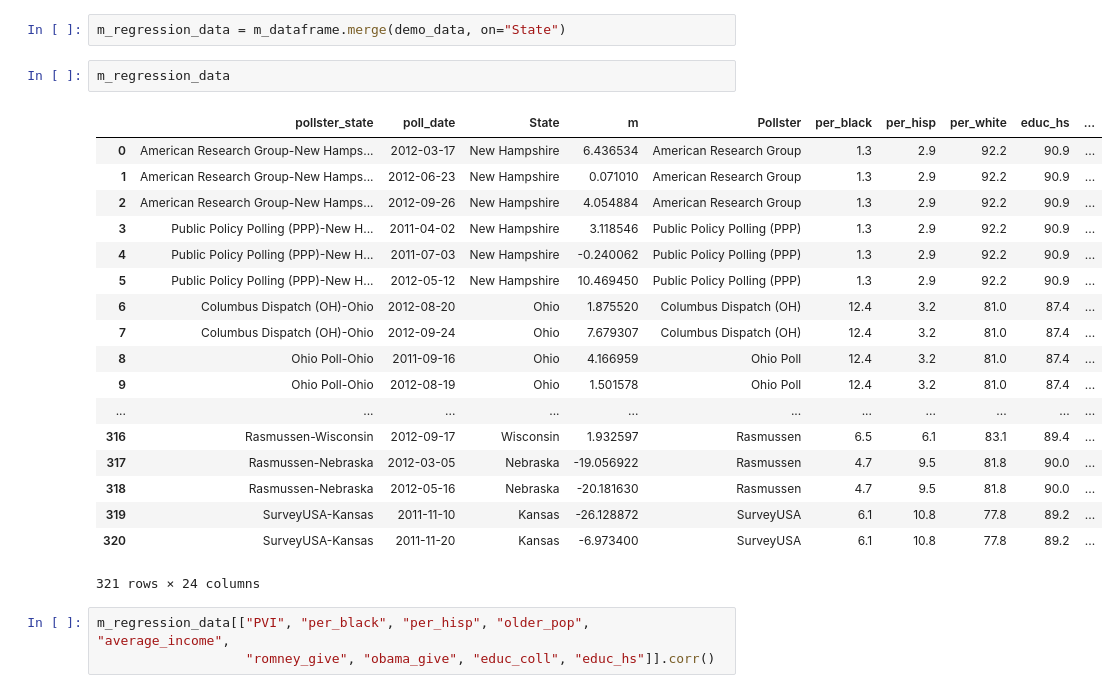
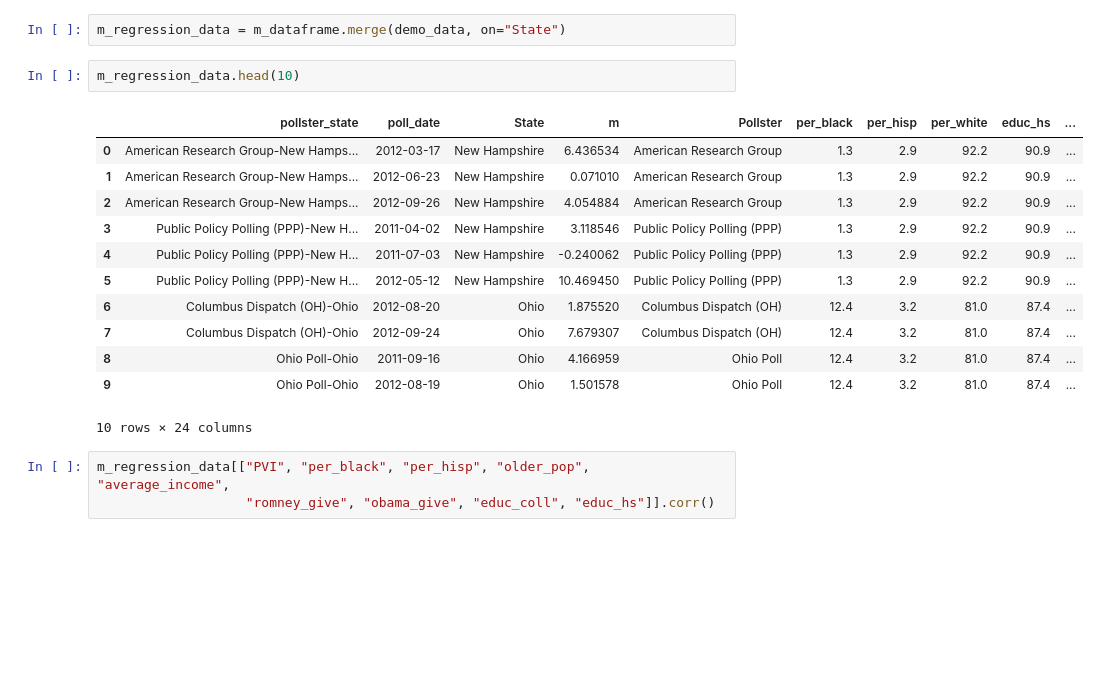
Before and after one commit to bansalr/538model, a Jupyter notebook: silver_model.ipynb, the cells around one changed output. Drawn from its saved outputs; the diff is of its cells as text; blank space fills up the shorter version.

```diff
--- a/silver_model.ipynb
+++ b/silver_model.ipynb
@@ -1116,26 +1136,20 @@ m_dataframe
 # %%
 m_regression_data = m_dataframe.merge(demo_data, on="State")
 # %%
-m_regression_data
+m_regression_data.head(10)
 # %% [output]
 |  | pollster_state | poll_date | State | m | Pollster | per_black | per_hisp | per_white | educ_hs | ... |
 | 0 | American Research Group-New Hamps... | 2012-03-17 | New Hampshire | 6.436534 | American Research Group | 1.3 | 2.9 | 92.2 | 90.9 | ... |
 | 1 | American Research Group-New Hamps... | 2012-06-23 | New Hampshire | 0.071010 | American Research Group | 1.3 | 2.9 | 92.2 | 90.9 | ... |
 | 2 | American Research Group-New Hamps... | 2012-09-26 | New Hampshire | 4.054884 | American Research Group | 1.3 | 2.9 | 92.2 | 90.9 | ... |
 | 3 | Public Policy Polling (PPP)-New H... | 2011-04-02 | New Hampshire | 3.118546 | Public Policy Polling (PPP) | 1.3 | 2.9 | 92.2 | 90.9 | ... |
 | 4 | Public Policy Polling (PPP)-New H... | 2011-07-03 | New Hampshire | -0.240062 | Public Policy Polling (PPP) | 1.3 | 2.9 | 92.2 | 90.9 | ... |
 | 5 | Public Policy Polling (PPP)-New H... | 2012-05-12 | New Hampshire | 10.469450 | Public Policy Polling (PPP) | 1.3 | 2.9 | 92.2 | 90.9 | ... |
 | 6 | Columbus Dispatch (OH)-Ohio | 2012-08-20 | Ohio | 1.875520 | Columbus Dispatch (OH) | 12.4 | 3.2 | 81.0 | 87.4 | ... |
 | 7 | Columbus Dispatch (OH)-Ohio | 2012-09-24 | Ohio | 7.679307 | Columbus Dispatch (OH) | 12.4 | 3.2 | 81.0 | 87.4 | ... |
 | 8 | Ohio Poll-Ohio | 2011-09-16 | Ohio | 4.166959 | Ohio Poll | 12.4 | 3.2 | 81.0 | 87.4 | ... |
 | 9 | Ohio Poll-Ohio | 2012-08-19 | Ohio | 1.501578 | Ohio Poll | 12.4 | 3.2 | 81.0 | 87.4 | ... |
-| ... | ... | ... | ... | ... | ... | ... | ... | ... | ... | ... |
-| 316 | Rasmussen-Wisconsin | 2012-09-17 | Wisconsin | 1.932597 | Rasmussen | 6.5 | 6.1 | 83.1 | 89.4 | ... |
-| 317 | Rasmussen-Nebraska | 2012-03-05 | Nebraska | -19.056922 | Rasmussen | 4.7 | 9.5 | 81.8 | 90.0 | ... |
-| 318 | Rasmussen-Nebraska | 2012-05-16 | Nebraska | -20.181630 | Rasmussen | 4.7 | 9.5 | 81.8 | 90.0 | ... |
-| 319 | SurveyUSA-Kansas | 2011-11-10 | Kansas | -26.128872 | SurveyUSA | 6.1 | 10.8 | 77.8 | 89.2 | ... |
-| 320 | SurveyUSA-Kansas | 2011-11-20 | Kansas | -6.973400 | SurveyUSA | 6.1 | 10.8 | 77.8 | 89.2 | ... |
-321 rows × 24 columns
+10 rows × 24 columns
 # %%
 m_regression_data[["PVI", "per_black", "per_hisp", "older_pop", "average_income",
                    "romney_give", "obama_give", "educ_coll", "educ_hs"]].corr()
```
Also changed, not shown: parts of 56 cells of this notebook, 1 other file.
